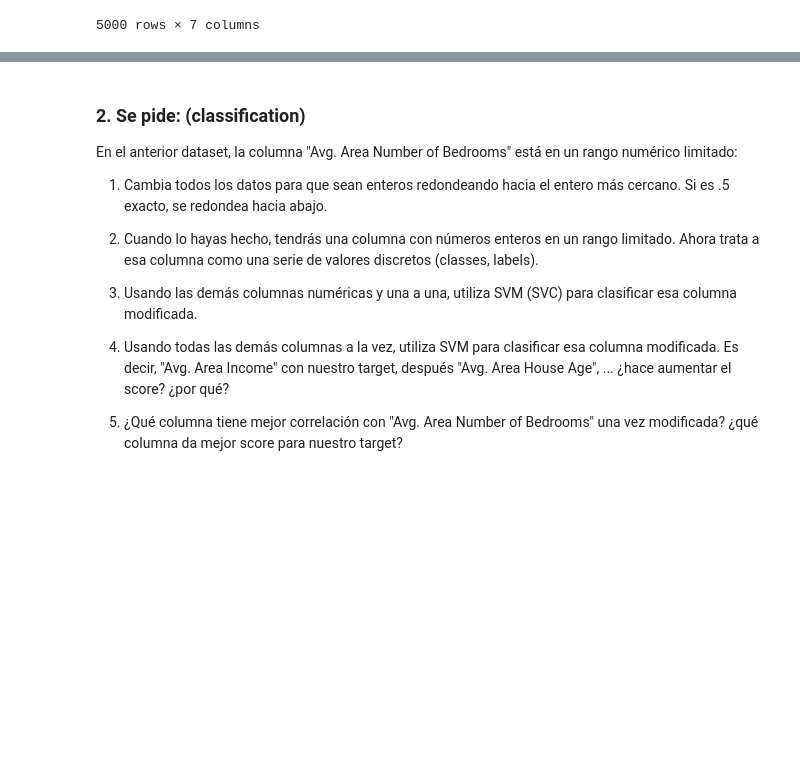
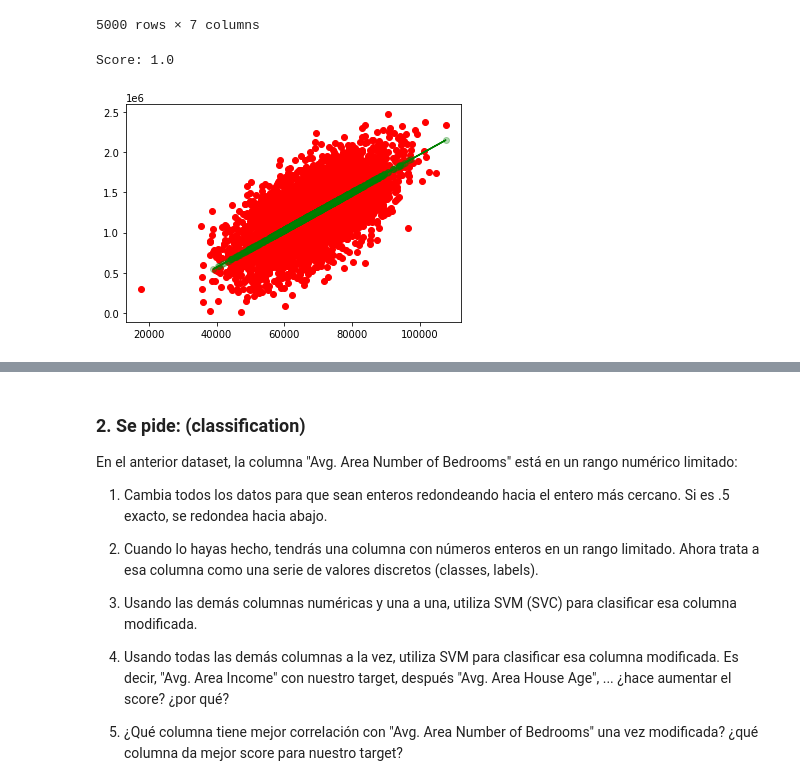
Before and after one commit to SoniaCobPac/the_bridge_bootcamp, a Jupyter notebook: week9_ML_svm_poly_norm/day3_cicd_encoding_metrics_knn_svm_nlr/svm/exercises/2.houses_svr_svm.ipynb, the cells around one changed output, grey strips where cells are left out. Drawn from its saved outputs; the diff is of its cells as text; code cells hidden in the pictures; blank space fills up the shorter version.

```diff
--- a/week9_ML_svm_poly_norm/day3_cicd_encoding_metrics_knn_svm_nlr/svm/exercises/2.houses_svr_svm.ipynb
+++ b/week9_ML_svm_poly_norm/day3_cicd_encoding_metrics_knn_svm_nlr/svm/exercises/2.houses_svr_svm.ipynb
@@ -25,0 +37,17 @@ df
+# %%
+def svr_func(column):
+    target = df["Price"].apply(round)
+    # reshape dataframe column
+    X = np.array(column).reshape(-1,1)
+    target = np.array(target).reshape(-1,1)
+    # split data into groups
+    X_train, X_test, y_train, y_test = train_test_split(X, target.ravel(), test_size=0.20, random_state=42)
+    # SVR
+    svr = SVR(kernel="linear", C=100, gamma=.1)
+    model = svr.fit(X_train, y_train)
+    y_pred = model.predict(X_test)
+    # plot the results
+    plt.scatter(X, target, color='red')
+    plt.scatter(X_test, y_pred, color='green', alpha=0.3)
+    plt.plot(X_test, y_pred, color='green')
+    print("Score:", model.score(X_test, y_pred))
@@ -25,0 +56,5 @@ df
+# %%
+svr_func(df["Avg. Area Income"])
+# %% [output]
+Score: 1.0
+[figure, added]
```
Also changed, not shown: parts of 20 cells of this notebook, 38 other files.
